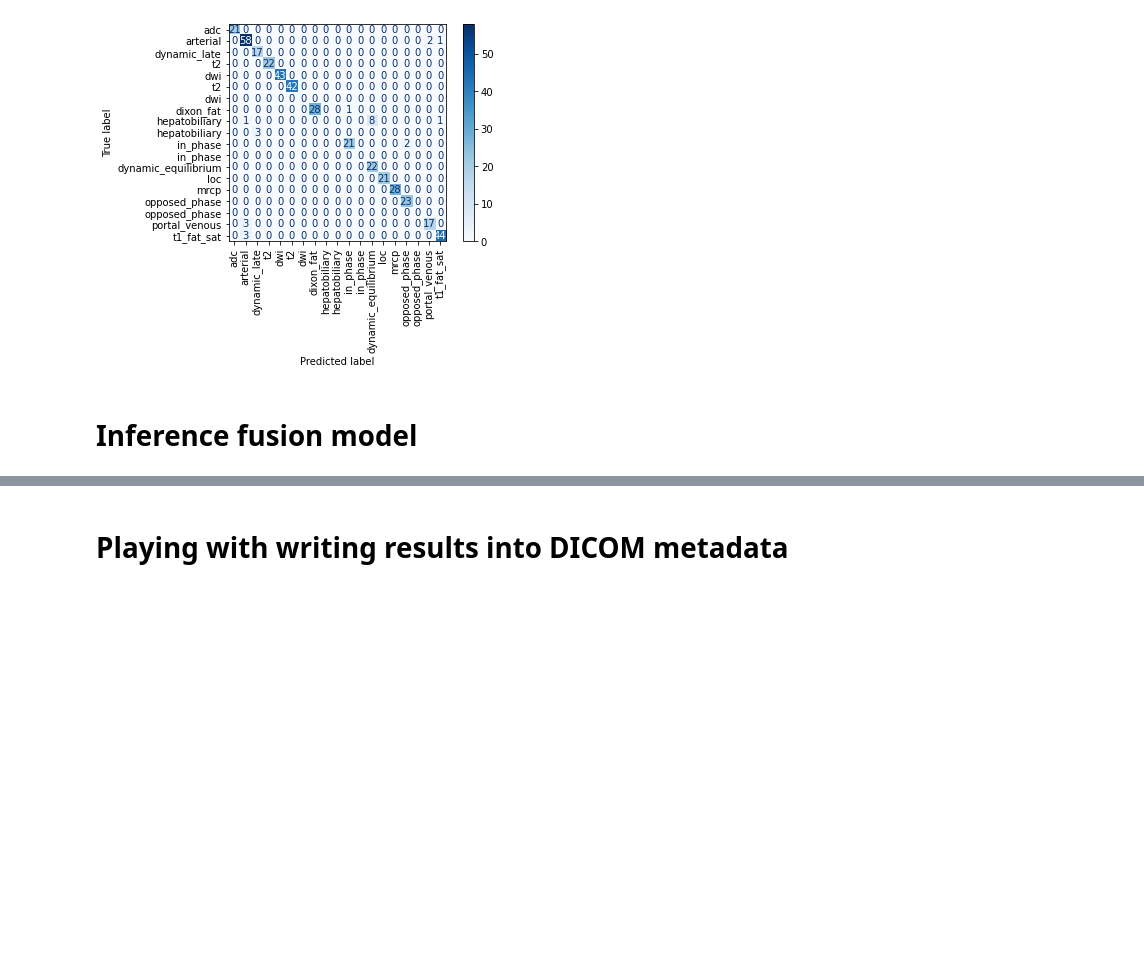
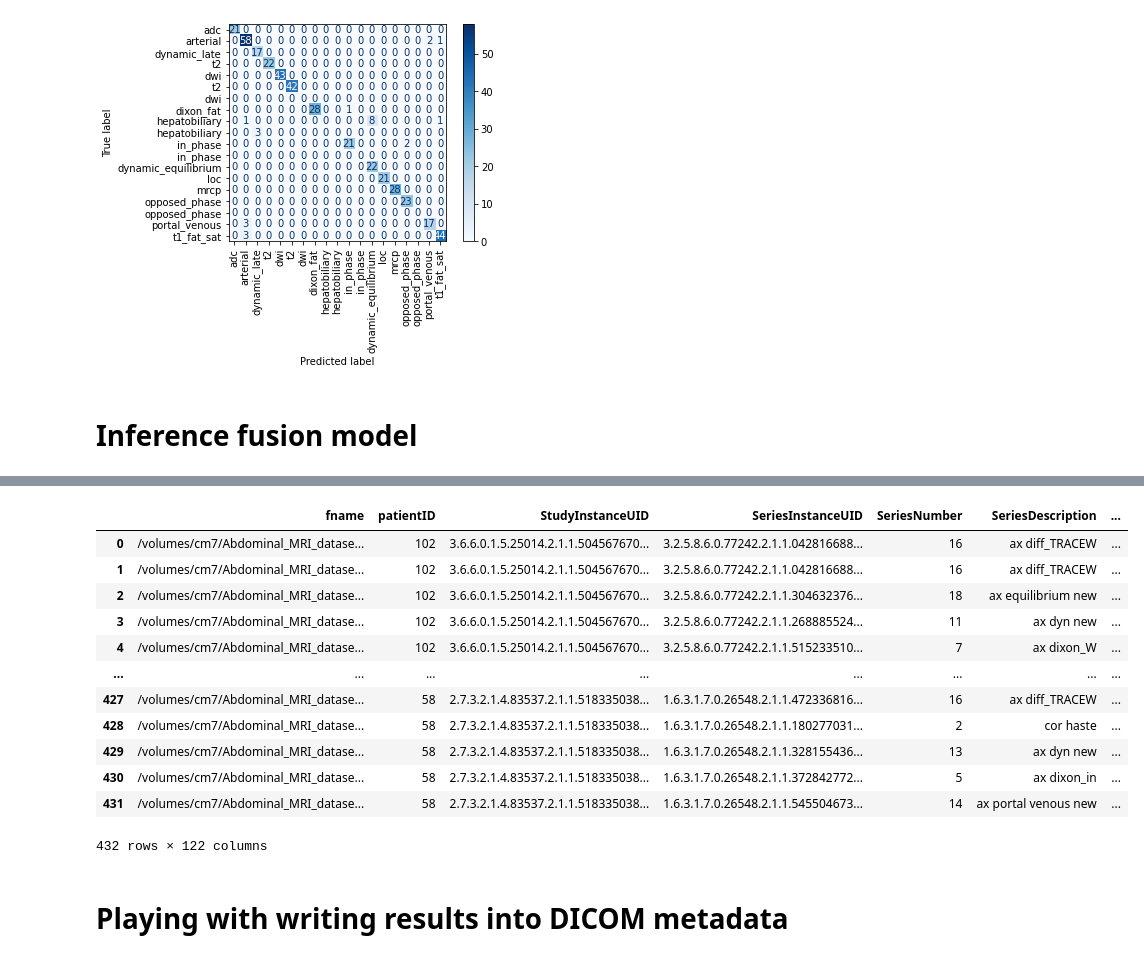
Before and after one commit to mille055/stanford_project, a Jupyter notebook: notebooks/AIPI540_IP_fusion_classifier.ipynb, the cells around one changed output, grey strips where cells are left out. Cells and saved outputs as stored; diff of their text form; code cells hidden in the pictures; blank space fills up the shorter version.

```diff
--- a/notebooks/AIPI540_IP_fusion_classifier.ipynb
+++ b/notebooks/AIPI540_IP_fusion_classifier.ipynb
@@ -874,3 +870,19 @@ def get_fusion_model_prediction(row, model1 = meta_model, model2=pixel_model, mo
+# %%
+X_test_meta
+# %% [output]
+|  | fname | patientID | StudyInstanceUID | SeriesInstanceUID | SeriesNumber | SeriesDescription | ... |
+| 0 | /volumes/cm7/Abdominal_MRI_datase... | 102 | 3.6.6.0.1.5.25014.2.1.1.504567670... | 3.2.5.8.6.0.77242.2.1.1.042816688... | 16 | ax diff_TRACEW | ... |
+| 1 | /volumes/cm7/Abdominal_MRI_datase... | 102 | 3.6.6.0.1.5.25014.2.1.1.504567670... | 3.2.5.8.6.0.77242.2.1.1.042816688... | 16 | ax diff_TRACEW | ... |
+| 2 | /volumes/cm7/Abdominal_MRI_datase... | 102 | 3.6.6.0.1.5.25014.2.1.1.504567670... | 3.2.5.8.6.0.77242.2.1.1.304632376... | 18 | ax equilibrium new | ... |
+| 3 | /volumes/cm7/Abdominal_MRI_datase... | 102 | 3.6.6.0.1.5.25014.2.1.1.504567670... | 3.2.5.8.6.0.77242.2.1.1.268885524... | 11 | ax dyn new | ... |
+| 4 | /volumes/cm7/Abdominal_MRI_datase... | 102 | 3.6.6.0.1.5.25014.2.1.1.504567670... | 3.2.5.8.6.0.77242.2.1.1.515233510... | 7 | ax dixon_W | ... |
+| ... | ... | ... | ... | ... | ... | ... | ... |
+| 427 | /volumes/cm7/Abdominal_MRI_datase... | 58 | 2.7.3.2.1.4.83537.2.1.1.518335038... | 1.6.3.1.7.0.26548.2.1.1.472336816... | 16 | ax diff_TRACEW | ... |
+| 428 | /volumes/cm7/Abdominal_MRI_datase... | 58 | 2.7.3.2.1.4.83537.2.1.1.518335038... | 1.6.3.1.7.0.26548.2.1.1.180277031... | 2 | cor haste | ... |
+| 429 | /volumes/cm7/Abdominal_MRI_datase... | 58 | 2.7.3.2.1.4.83537.2.1.1.518335038... | 1.6.3.1.7.0.26548.2.1.1.328155436... | 13 | ax dyn new | ... |
+| 430 | /volumes/cm7/Abdominal_MRI_datase... | 58 | 2.7.3.2.1.4.83537.2.1.1.518335038... | 1.6.3.1.7.0.26548.2.1.1.372842772... | 5 | ax dixon_in | ... |
+| 431 | /volumes/cm7/Abdominal_MRI_datase... | 58 | 2.7.3.2.1.4.83537.2.1.1.518335038... | 1.6.3.1.7.0.26548.2.1.1.545504673... | 14 | ax portal venous new | ... |
+432 rows × 122 columns
 # %% [markdown]
 # Playing with writing results into DICOM metadata
 # %%
```
Also changed, not shown: parts of 13 cells of this notebook, 1 other file.
